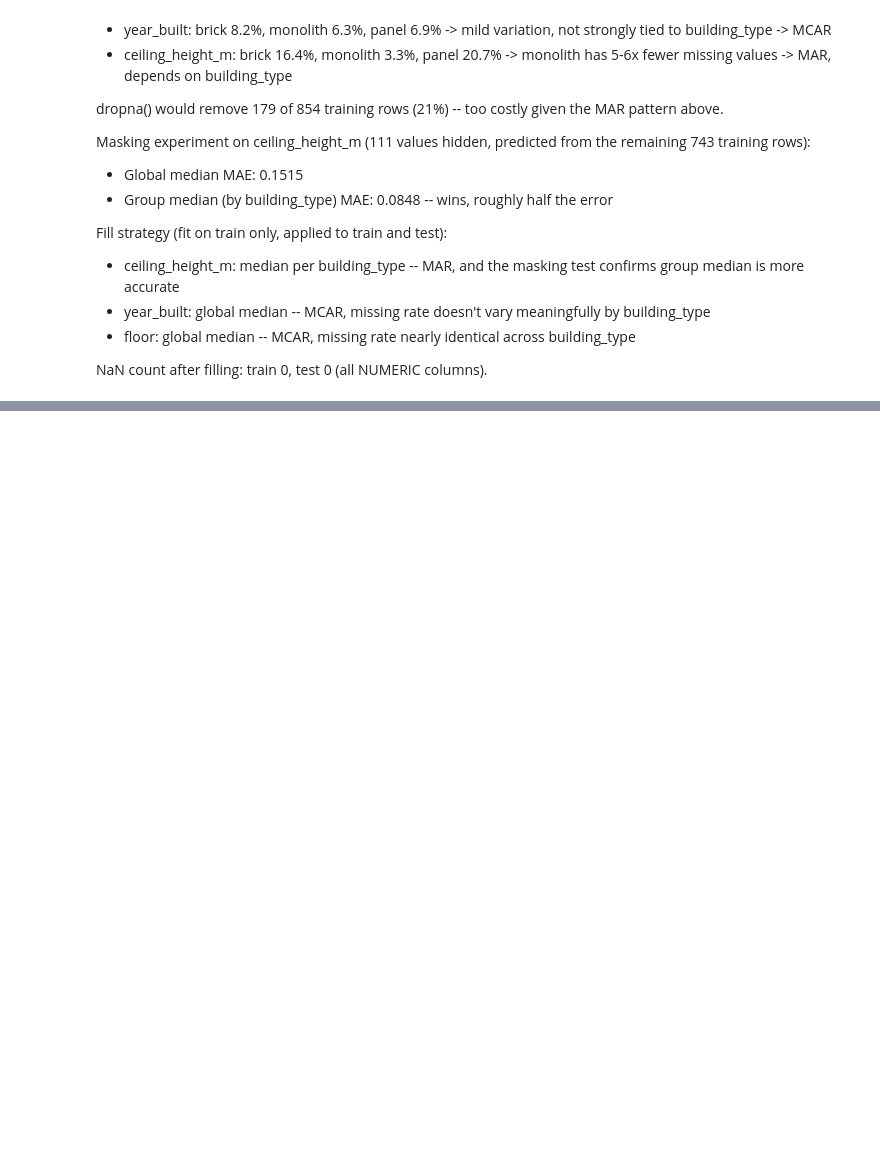
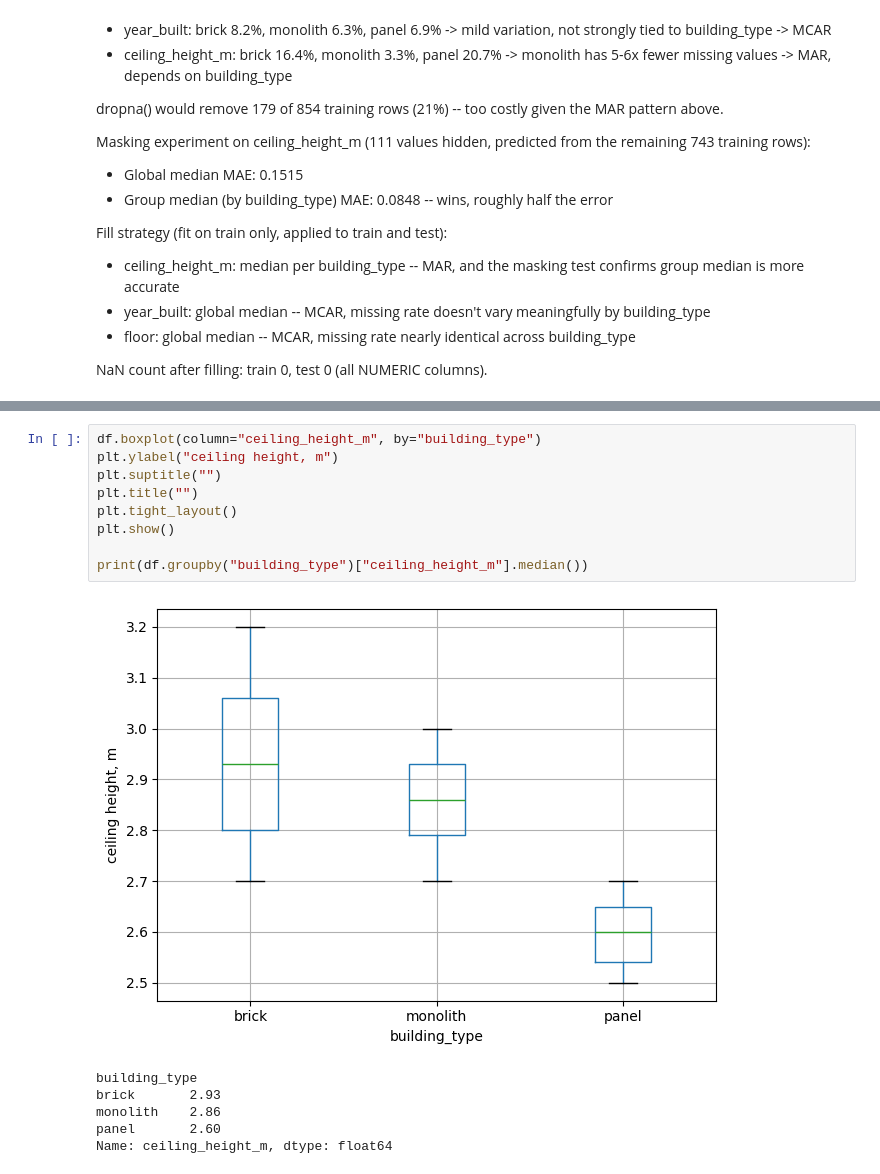
Before and after one commit to danieldiaz-smakov/smakov_ML_task_1, a Jupyter notebook: notebook.ipynb, the cells around one changed output, grey strips where cells are left out. Cells and saved outputs as stored; diff of their text form; blank space fills up the shorter version.

```diff
--- a/notebook.ipynb
+++ b/notebook.ipynb
@@ -565,0 +683,16 @@ NaN count after filling: train 0, test 0 (all NUMERIC columns).
+# %%
+df.boxplot(column="ceiling_height_m", by="building_type")
+plt.ylabel("ceiling height, m")
+plt.suptitle("")
+plt.title("")
+plt.tight_layout()
+plt.show()
+
+print(df.groupby("building_type")["ceiling_height_m"].median())
+# %% [output]
+[figure, added]
+building_type
+brick       2.93
+monolith    2.86
+panel       2.60
+Name: ceiling_height_m, dtype: float64
```
Also changed, not shown: parts of 16 cells of this notebook.
